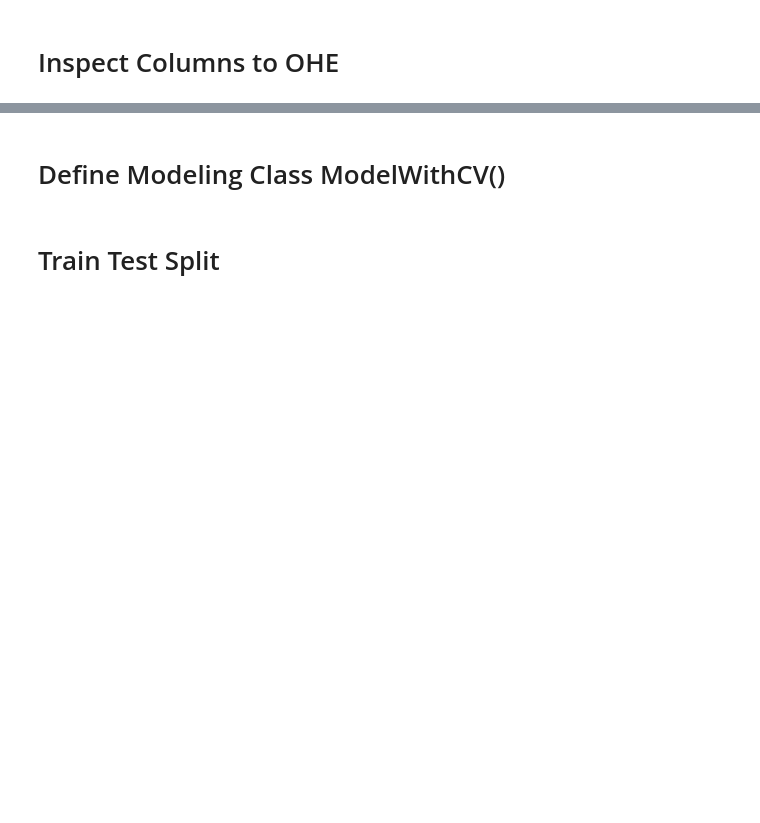
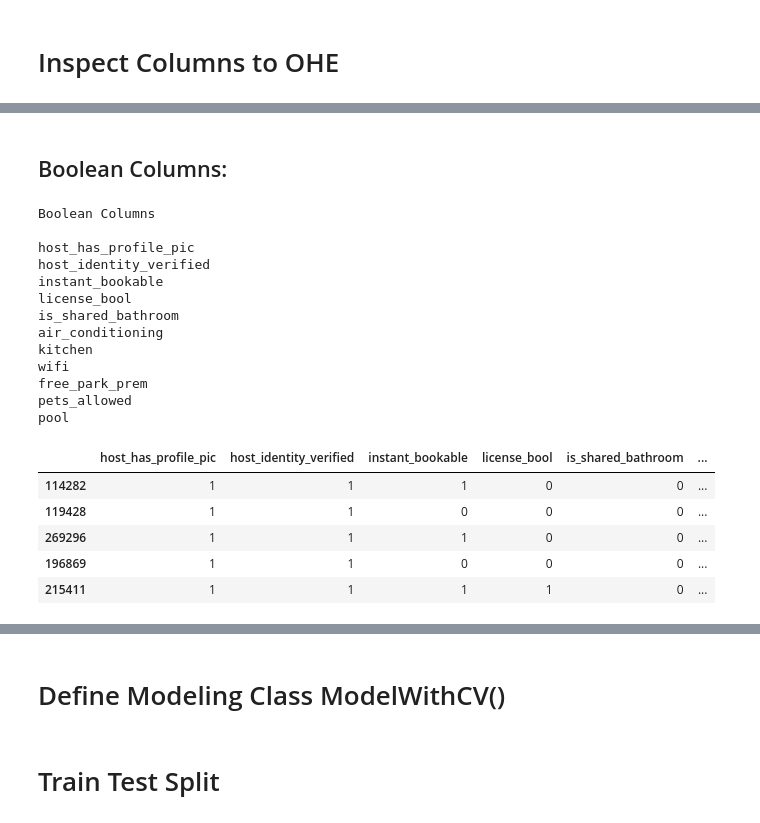
Before and after one commit to clairesarraille/airbnb_price_prediction, a Jupyter notebook: 03_Colab.ipynb, the cells around one changed output, grey strips where cells are left out. Saved outputs shown, nothing was run; the diff lists cells and outputs as text; code cells hidden in the pictures; blank space fills up the shorter version.

```diff
--- a/03_Colab.ipynb
+++ b/03_Colab.ipynb
@@ -97,0 +130,3 @@ Warning: Total number of columns (28) exceeds max_columns (20). Falling back to
+# %%
+# Read in dataframe with NLP column for description:
+df_nlp_done = pd.read_pickle("/content/drive/MyDrive/capstone_data/desc_nlp_done.pkl")
@@ -235,0 +223,35 @@ DataFrame(df['room_type'].value_counts())
+# %% [markdown]
+## Boolean Columns:
+# %%
+bool_cols = []
+for col in range(df.shape[1]):
+  nunique_vals = df.iloc[:,col].nunique()
+  if nunique_vals == 2:
+    bool_cols.append(df.columns[col])
+print("Boolean Columns")
+print()
+for col in bool_cols:
+  print(col)
+bool_df = df[bool_cols]
+print()
+bool_df.apply(lambda bool_df: bool_df.sample(5, random_state=0))
+# %% [output]
+Boolean Columns
+
+host_has_profile_pic
+host_identity_verified
+instant_bookable
+license_bool
+is_shared_bathroom
+air_conditioning
+kitchen
+wifi
+free_park_prem
+pets_allowed
+pool
+|  | host_has_profile_pic | host_identity_verified | instant_bookable | license_bool | is_shared_bathroom | ... |
+| 114282 | 1 | 1 | 1 | 0 | 0 | ... |
+| 119428 | 1 | 1 | 0 | 0 | 0 | ... |
+| 269296 | 1 | 1 | 1 | 0 | 0 | ... |
+| 196869 | 1 | 1 | 0 | 0 | 0 | ... |
+| 215411 | 1 | 1 | 1 | 1 | 0 | ... |
```
Also changed, not shown: parts of 73 cells of this notebook.
